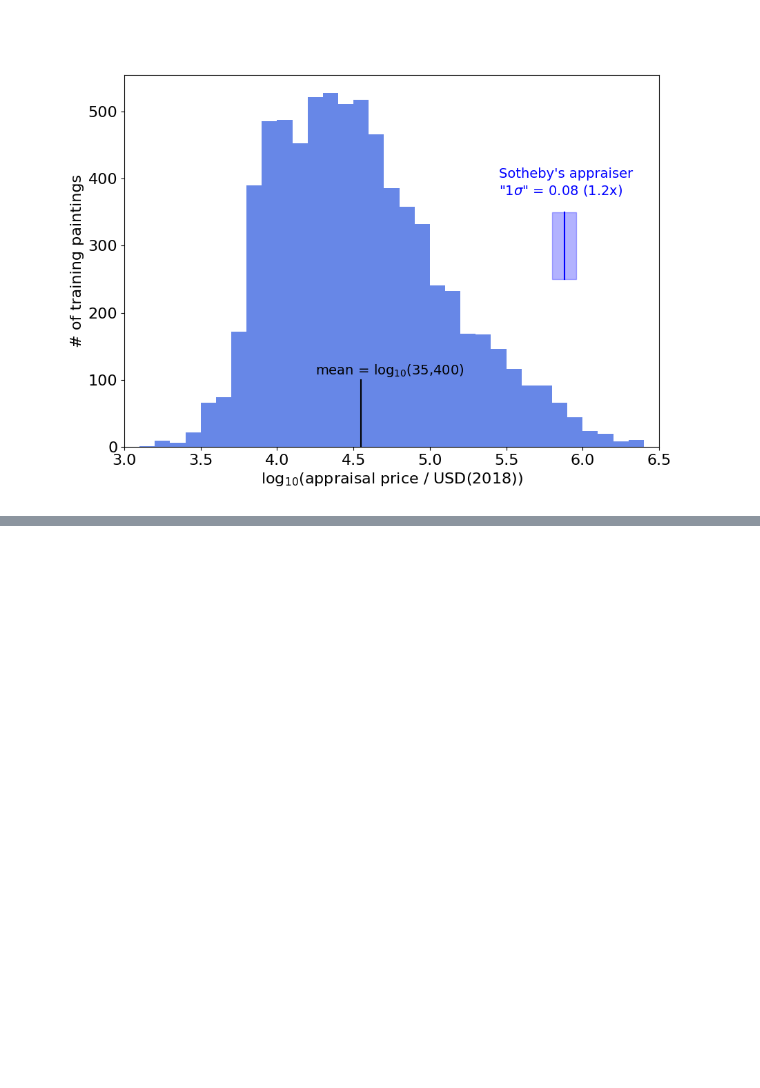
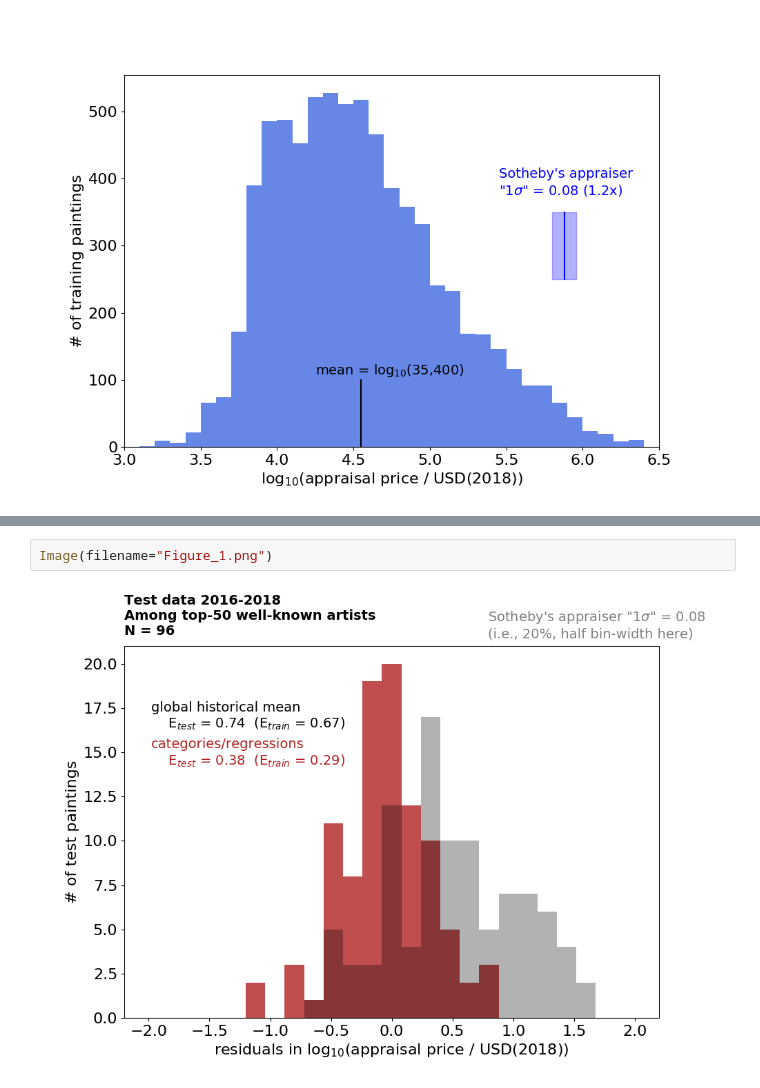
Before and after one commit to BrockTweedie/TheDataIncubatorApplication, a Jupyter notebook: TheDataIncubator_presentation.ipynb, the cells around one changed output, grey strips where cells are left out. Saved outputs shown, nothing was run; the diff lists cells and outputs as text; blank space fills up the shorter version.

```diff
--- a/TheDataIncubator_presentation.ipynb
+++ b/TheDataIncubator_presentation.ipynb
@@ -46,0 +27,4 @@ Image(filename="Figure_0.png")
+# %%
+Image(filename="Figure_1.png")
+# %% [output]
+[figure, added]
```
Also changed, not shown: parts of 9 cells of this notebook.
